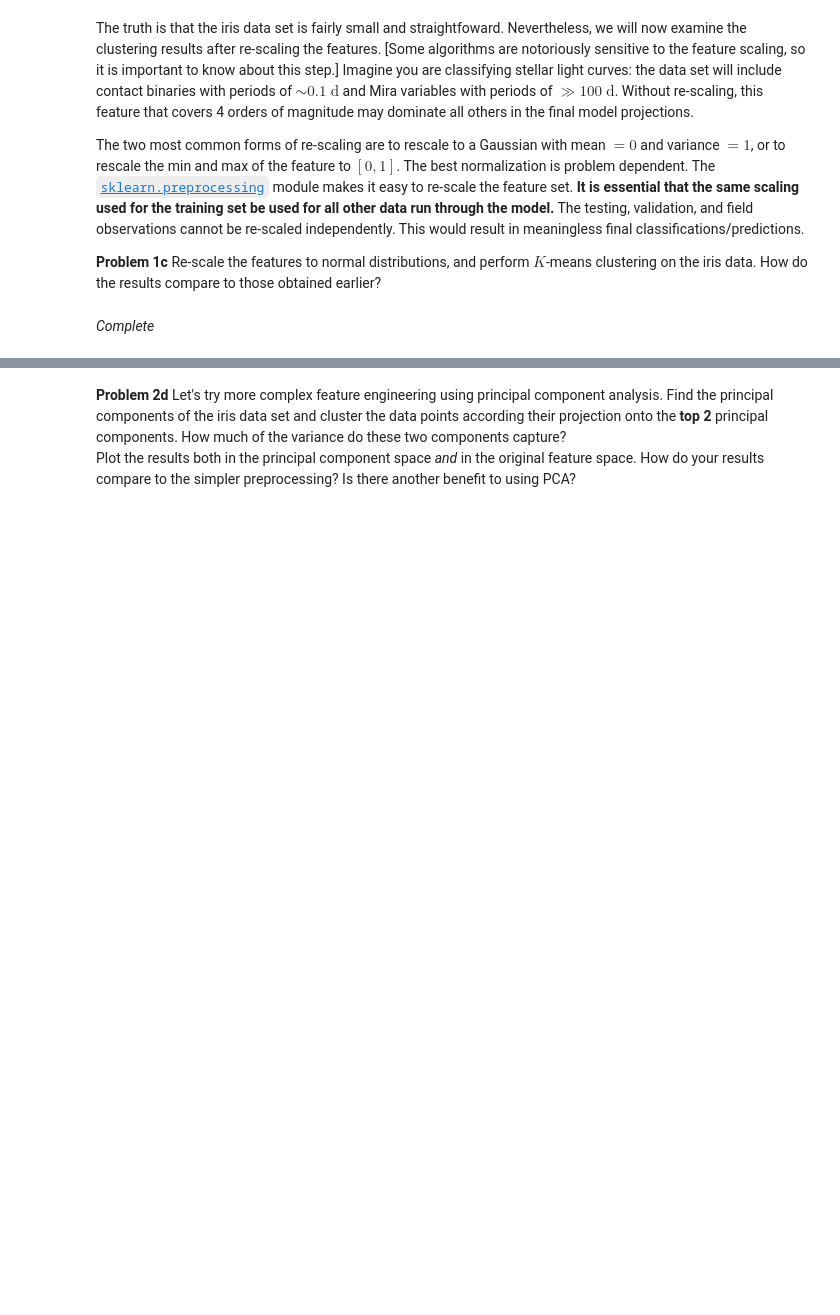
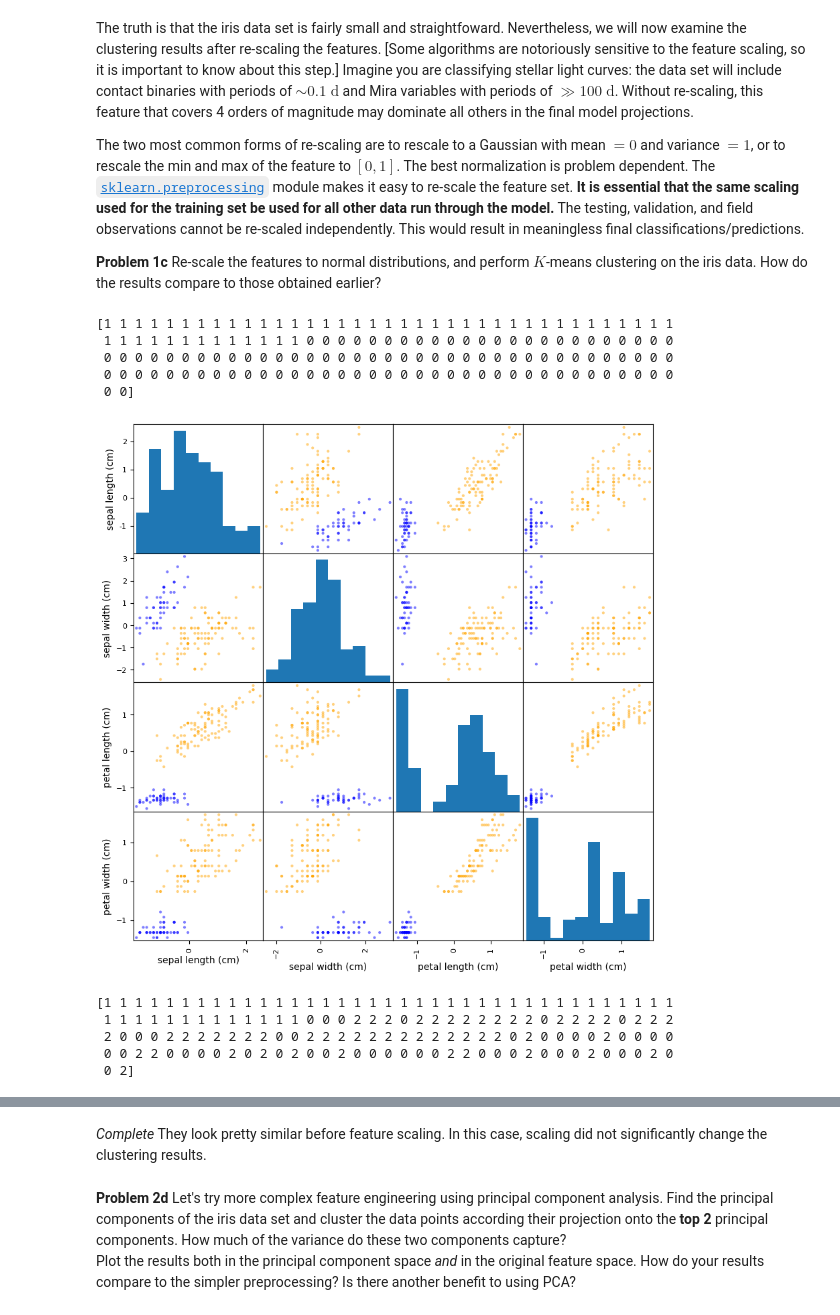
Before and after one commit to ASTR154/clustering, a Jupyter notebook: clustering.ipynb, the cells around one changed output, grey strips where cells are left out. Drawn from its saved outputs; the diff is of its cells as text; code cells hidden in the pictures; blank space fills up the shorter version.

```diff
--- a/clustering.ipynb
+++ b/clustering.ipynb
@@ -57,2 +113,61 @@ from sklearn.preprocessing import StandardScaler
-# %% [markdown]
-*Complete*
+# %%
+from sklearn.preprocessing import StandardScaler
+
+# Scale features
+df_scaled = pd.DataFrame(iris.data, columns=iris.feature_names)
+scaler = StandardScaler()
+scaled_features = scaler.fit_transform(df_scaled)
+df_scaled = pd.DataFrame(scaled_features, columns=iris.feature_names)
+
+# Clustering
+kmeans2_scaled = KMeans(n_clusters=2, random_state=42, n_init=10)
+clusters2_scaled = kmeans2_scaled.fit_predict(df_scaled)
+df_scaled['cluster_2'] = clusters2_scaled
+
+print(clusters2_scaled)
+
+# Assign colors
+colors2 = []
+for c in df_scaled['cluster_2']:
+    if c == 0:
+        colors2.append('orange')
+    else:
+        colors2.append('blue')
+
+# plot
+pd.plotting.scatter_matrix(df_scaled[iris.feature_names], figsize=(10,10), color = colors2)
+plt.show()
+
+
+# Cluster 3
+kmeans3_scaled = KMeans(n_clusters=3, random_state=42, n_init=10)
+clusters3_scaled = kmeans3_scaled.fit_predict(df_scaled)
+df_scaled['cluster_3'] = clusters3_scaled
+
+print(clusters3_scaled)
+
+# Assign colors for 3 clusters
+colors3 = []
+for c in df_scaled['cluster_3']:
+    if c == 0:
+        colors3.append('orange')
+    elif c == 1:
+        colors3.append('blue')
+    else:
+        colors3.append('green')
+
+# plot
+pd.plotting.scatter_matrix(df_scaled[iris.feature_names], figsize=(10,10), color = colors3)
+plt.show()
+# %% [output]
+[1 1 1 1 1 1 1 1 1 1 1 1 1 1 1 1 1 1 1 1 1 1 1 1 1 1 1 1 1 1 1 1 1 1 1 1 1
+ 1 1 1 1 1 1 1 1 1 1 1 1 1 0 0 0 0 0 0 0 0 0 0 0 0 0 0 0 0 0 0 0 0 0 0 0 0
+ 0 0 0 0 0 0 0 0 0 0 0 0 0 0 0 0 0 0 0 0 0 0 0 0 0 0 0 0 0 0 0 0 0 0 0 0 0
+ 0 0 0 0 0 0 0 0 0 0 0 0 0 0 0 0 0 0 0 0 0 0 0 0 0 0 0 0 0 0 0 0 0 0 0 0 0
+ 0 0]
+[figure, added]
+[1 1 1 1 1 1 1 1 1 1 1 1 1 1 1 1 1 1 1 1 1 1 1 1 1 1 1 1 1 1 1 1 1 1 1 1 1
+ 1 1 1 1 1 1 1 1 1 1 1 1 1 0 0 0 2 2 2 0 2 2 2 2 2 2 2 2 0 2 2 2 2 0 2 2 2
+ 2 0 0 0 2 2 2 2 2 2 2 0 0 2 2 2 2 2 2 2 2 2 2 2 2 2 0 2 0 0 0 0 2 0 0 0 0
+ 0 0 2 2 0 0 0 0 2 0 2 0 2 0 0 2 0 0 0 0 0 0 2 2 0 0 0 2 0 0 0 2 0 0 0 2 0
+ 0 2]
@@ -59,3 +175,6 @@ from sklearn.preprocessing import StandardScaler
+# %% [markdown]
+*Complete*
+They look pretty similar before feature scaling. In this case, scaling did not significantly change the clustering results.
 # %% [markdown]
 **Problem 2d** Let's try more complex feature engineering using principal component analysis. Find the principal components of the iris data set and cluster the data points according their projection onto the **top 2** principal components. How much of the variance do these two components capture?
 Plot the results both in the principal component space *and* in the original feature space. How do your results compare to the simpler preprocessing? Is there another benefit to using PCA?
```
Also changed, not shown: parts of 24 cells of this notebook.
